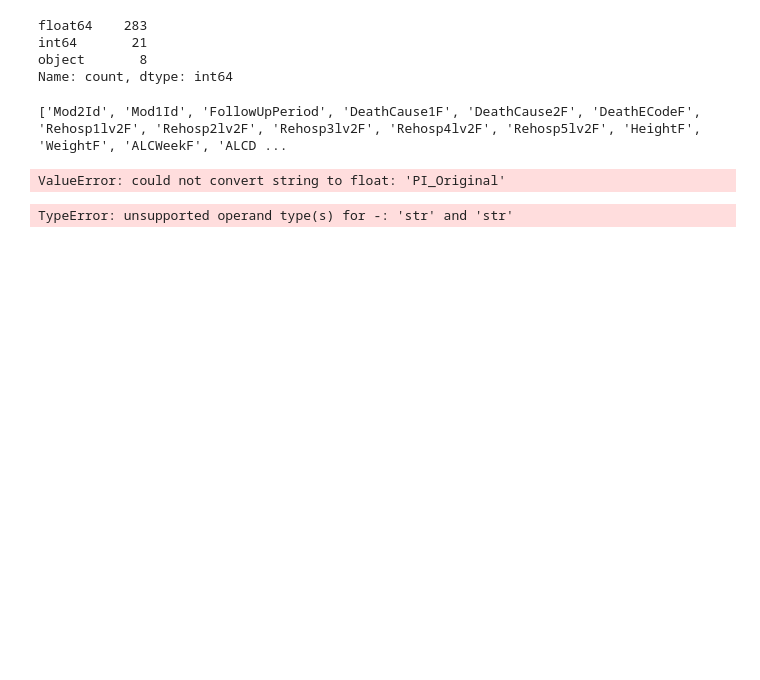
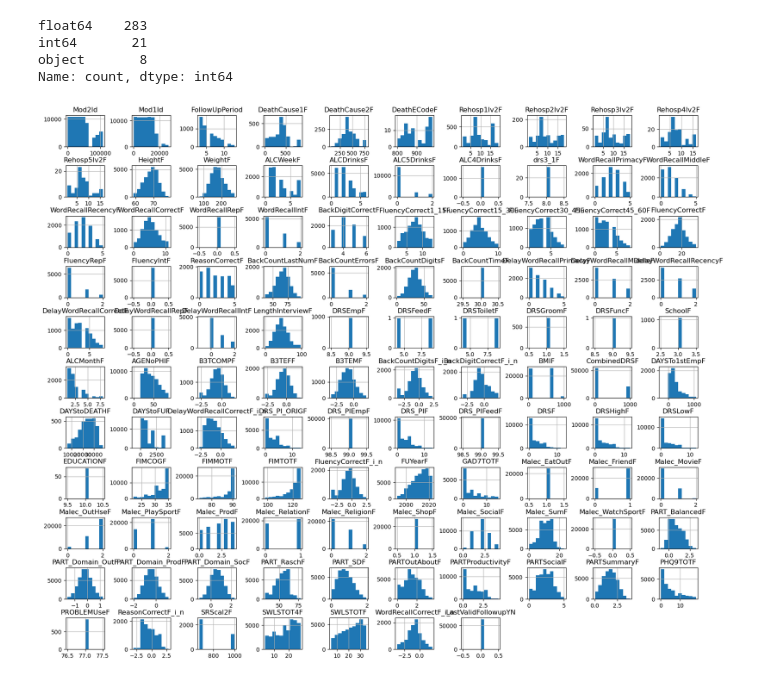
Before and after one commit to olsenben/PREDDICT-SPAULDING, a Jupyter notebook: notebooks/01_data_preprocessing_form_2.ipynb, the cells around one changed output. Saved outputs shown, nothing was run; the diff lists cells and outputs as text; code cells hidden in the pictures; blank space fills up the shorter version.

```diff
--- a/notebooks/01_data_preprocessing_form_2.ipynb
+++ b/notebooks/01_data_preprocessing_form_2.ipynb
@@ -150,5 +183,13 @@ def process_mixed_variables(df, value_labels_dict, replace_col=False, code_col=F
 # %%
-df_decoded, summary = process_mixed_variables(df, var_labels_dict, replace_col=True,code_col=True,code_label_col=True,errors="coerce")
+def find_col_by_variable(df, value):
+    cols = []
+
+    for col in df.columns:
+        if (df[col] ==value).any():
+            cols.append(col)
+    return cols
+
+weird_col = find_col_by_variable(df_decoded, 'PI_Original')
 
 col_map = {col.lower(): col for col in df.columns}
 
@@ -161,38 +202,35 @@ continuous_cols = [
 ]
 
 continuous_cols = list(map(col_map.get, continuous_cols))
+
+categorical_cols += weird_col
+continuous_cols.remove(weird_col[0])
-# %% [output]
-['Mod2Id', 'Mod1Id', 'FollowUpPeriod', 'DeathCause1F', 'DeathCause2F', 'DeathECodeF', 'Rehosp1lv2F', 'Rehosp2lv2F', 'Rehosp3lv2F', 'Rehosp4lv2F', 'Rehosp5lv2F', 'HeightF', 'WeightF', 'ALCWeekF', 'ALCD ...
-# %%
-df_decoded[continuous_cols].astype(float)
-# %% [output]
-ValueError: could not convert string to float: 'PI_Original'
 # %%
 #Compute IQR
 
-data = df_decoded[continuous_cols]
+data = df_decoded[continuous_cols].astype(float)
 
 
 Q1 = data.quantile(0.25)
 Q3 = data.quantile(0.75)
 IQR = Q3 - Q1
 
 # Define bounds (you can adjust the multiplier)
 lower_bound = Q1 - 1.5 * IQR
 upper_bound = Q3 + 1.5 * IQR
 
 # Filter out outliers
 filtered_data = data[(data >= lower_bound) & (data <= upper_bound)]
 
 
 
 # Plot histogram
 
 ax = filtered_data.hist(figsize=(20, 17))
 
 # Adjust spacing between subplots
 plt.subplots_adjust(hspace=0.6, wspace=0.7)
 plt.title("Histogram (Outliers Removed)")
 plt.show()
 # %% [output]
-TypeError: unsupported operand type(s) for -: 'str' and 'str'
+[figure, added]
```
Also changed, not shown: parts of 4 cells of this notebook, 2 other files.
